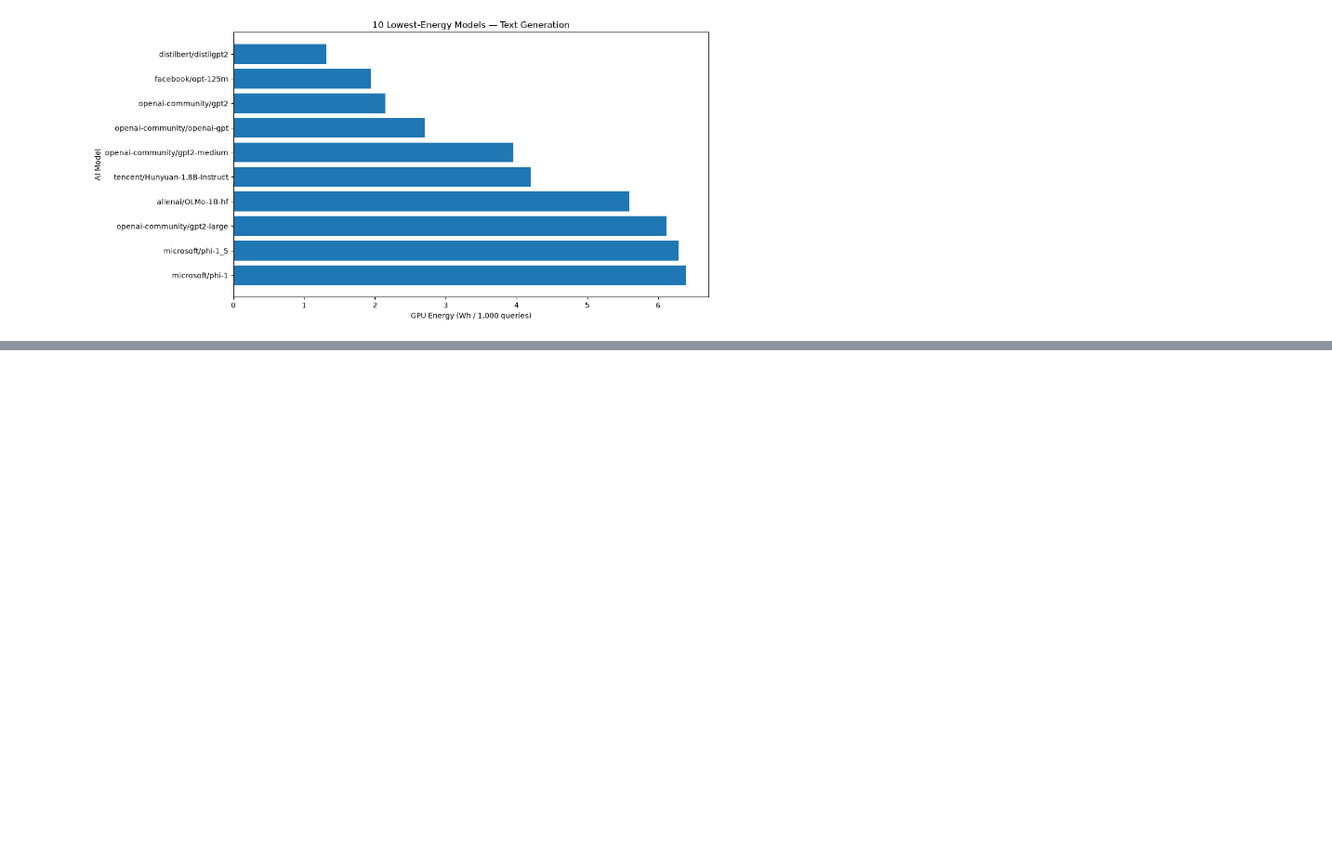
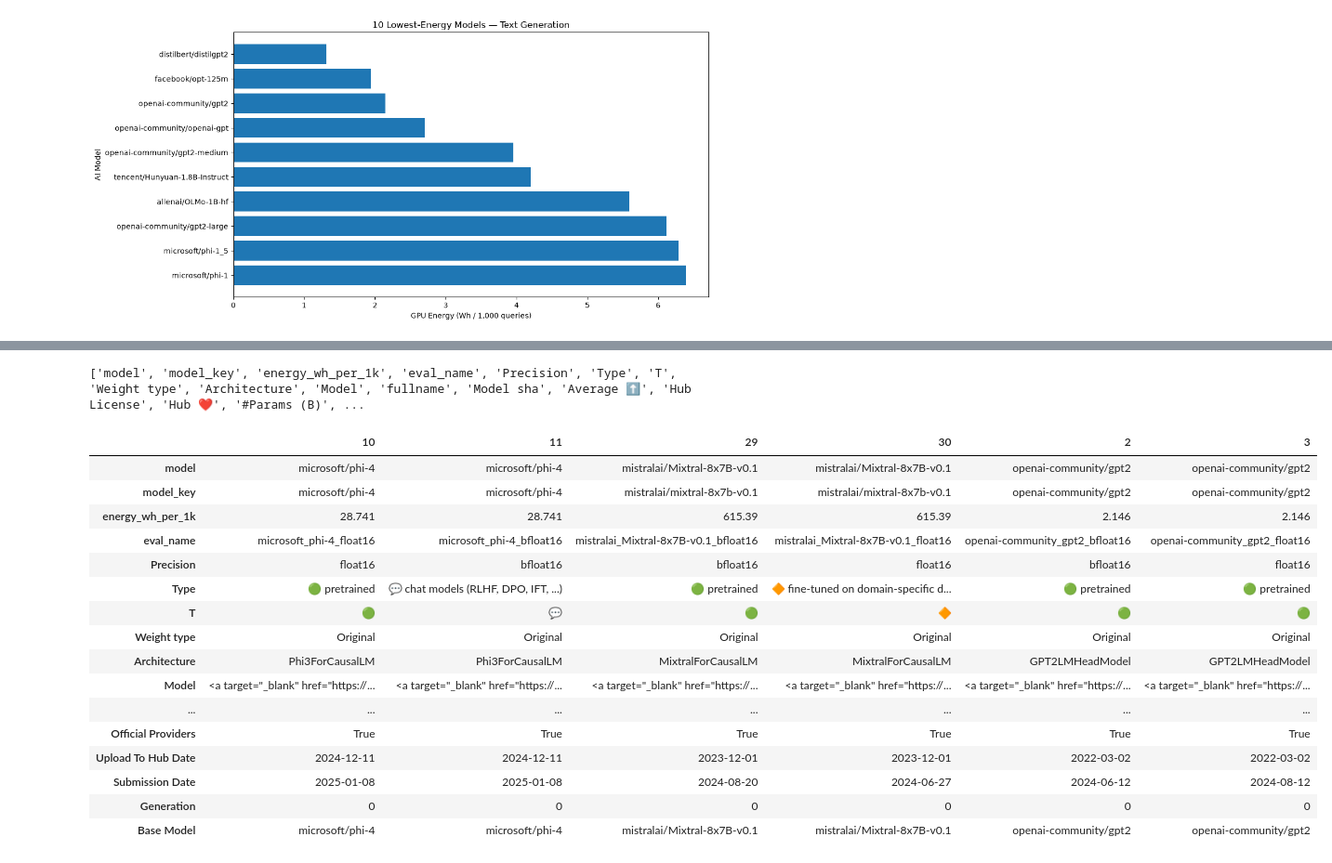
Before and after one commit to EyaWal/ai-ecolens, a Jupyter notebook: notebooks/01_energy_data_exploration.ipynb, the cells around one changed output, grey strips where cells are left out. Shown at 93% size. Saved outputs shown, nothing was run; the diff lists cells and outputs as text; code cells hidden in the pictures; blank space fills up the shorter version.

```diff
--- a/notebooks/01_energy_data_exploration.ipynb
+++ b/notebooks/01_energy_data_exploration.ipynb
@@ -159,0 +547,11 @@ Matplotlib is building the font cache; this may take a moment.
+# %%
+quality = quality_df.copy()
+
+quality["model_key"] = (
+    quality["fullname"]
+    .astype(str)
+    .str.strip()
+    .str.lower()
+)
+
+print(quality.columns.tolist())
@@ -159,0 +606,12 @@ Matplotlib is building the font cache; this may take a moment.
+# %%
+matched_df = energy_text.merge(
+    quality,
+    on="model_key",
+    how="inner",
+    validate="one_to_many"
+)
+
+print("Matched rows:", len(matched_df))
+print("Unique models:", matched_df["model_key"].nunique())
+
+matched_df.head()
@@ -159,0 +683,20 @@ Matplotlib is building the font cache; this may take a moment.
+# %%
+duplicated_models = matched_df[
+    matched_df.duplicated(
+        subset=["model_key"],
+        keep=False
+    )
+].sort_values("model_key")
+
+display(
+    duplicated_models[
+        [
+            "model",
+            "energy_wh_per_1k",
+            "Average ⬆️",
+            "MMLU-PRO",
+            "IFEval",
+            "#Params (B)"
+        ]
+    ]
+)
@@ -159,0 +711,24 @@ Matplotlib is building the font cache; this may take a moment.
+# %%
+print(matched_df.columns.tolist())
+# %% [output]
+['model', 'model_key', 'energy_wh_per_1k', 'eval_name', 'Precision', 'Type', 'T', 'Weight type', 'Architecture', 'Model', 'fullname', 'Model sha', 'Average ⬆️', 'Hub License', 'Hub ❤️', '#Params (B)', ...
+# %%
+duplicated_models.T
+# %% [output]
+|  | 10 | 11 | 29 | 30 | 2 | 3 |
+| model | microsoft/phi-4 | microsoft/phi-4 | mistralai/Mixtral-8x7B-v0.1 | mistralai/Mixtral-8x7B-v0.1 | openai-community/gpt2 | openai-community/gpt2 |
+| model_key | microsoft/phi-4 | microsoft/phi-4 | mistralai/mixtral-8x7b-v0.1 | mistralai/mixtral-8x7b-v0.1 | openai-community/gpt2 | openai-community/gpt2 |
+| energy_wh_per_1k | 28.741 | 28.741 | 615.39 | 615.39 | 2.146 | 2.146 |
+| eval_name | microsoft_phi-4_float16 | microsoft_phi-4_bfloat16 | mistralai_Mixtral-8x7B-v0.1_bfloat16 | mistralai_Mixtral-8x7B-v0.1_float16 | openai-community_gpt2_bfloat16 | openai-community_gpt2_float16 |
+| Precision | float16 | bfloat16 | bfloat16 | float16 | bfloat16 | float16 |
+| Type | 🟢 pretrained | 💬 chat models (RLHF, DPO, IFT, ...) | 🟢 pretrained | 🔶 fine-tuned on domain-specific d... | 🟢 pretrained | 🟢 pretrained |
+| T | 🟢 | 💬 | 🟢 | 🔶 | 🟢 | 🟢 |
+| Weight type | Original | Original | Original | Original | Original | Original |
+| Architecture | Phi3ForCausalLM | Phi3ForCausalLM | MixtralForCausalLM | MixtralForCausalLM | GPT2LMHeadModel | GPT2LMHeadModel |
+| Model | <a target="_blank" href="https://... | <a target="_blank" href="https://... | <a target="_blank" href="https://... | <a target="_blank" href="https://... | <a target="_blank" href="https://... | <a target="_blank" href="https://... |
+| ... | ... | ... | ... | ... | ... | ... |
+| Official Providers | True | True | True | True | True | True |
+| Upload To Hub Date | 2024-12-11 | 2024-12-11 | 2023-12-01 | 2023-12-01 | 2022-03-02 | 2022-03-02 |
+| Submission Date | 2025-01-08 | 2025-01-08 | 2024-08-20 | 2024-06-27 | 2024-06-12 | 2024-08-12 |
+| Generation | 0 | 0 | 0 | 0 | 0 | 0 |
+| Base Model | microsoft/phi-4 | microsoft/phi-4 | mistralai/Mixtral-8x7B-v0.1 | mistralai/Mixtral-8x7B-v0.1 | openai-community/gpt2 | openai-community/gpt2 |
```
Also changed, not shown: parts of 32 cells of this notebook, 13 other files.
